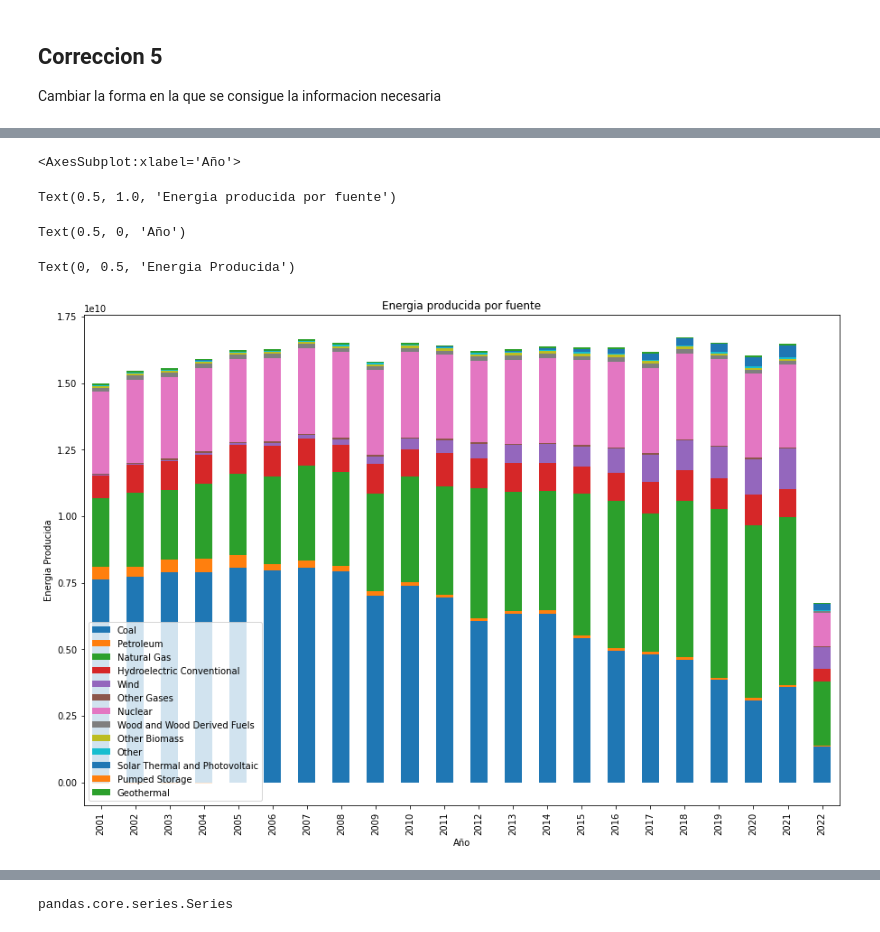
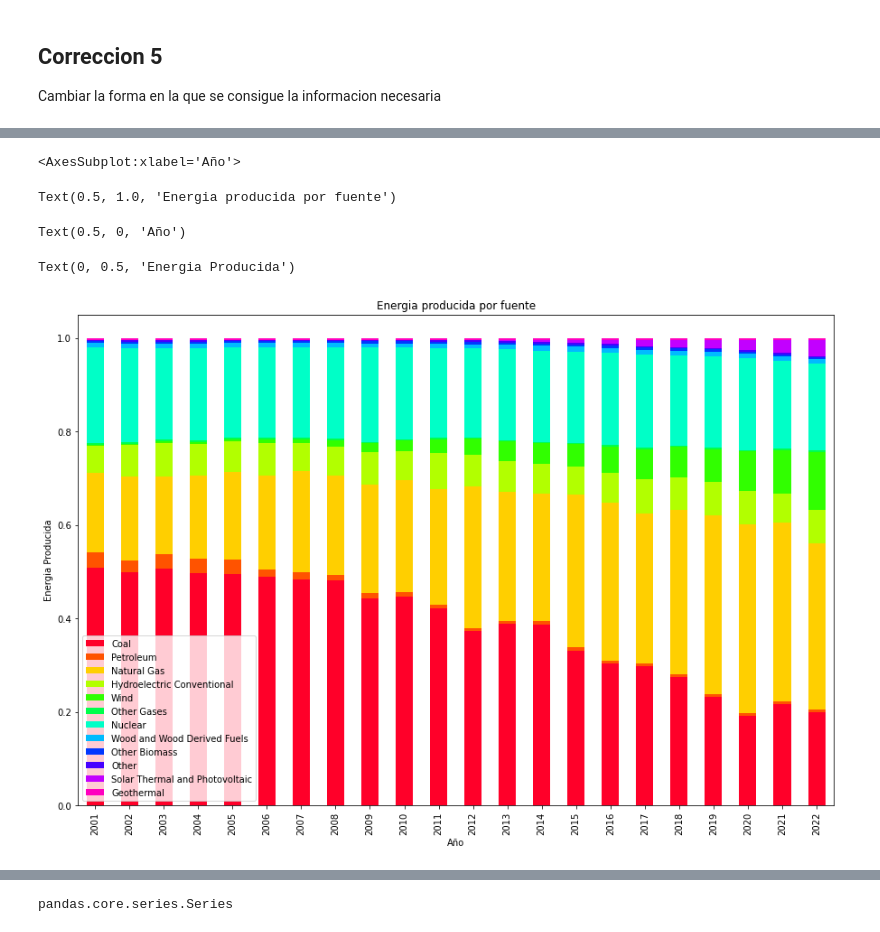
Before and after one commit to EnriqueLaguna/ProyectoAnalisisDatos, a Jupyter notebook: Codigo/graficas.ipynb, the cells around one changed output, grey strips where cells are left out. Saved outputs shown, nothing was run; the diff lists cells and outputs as text; code cells hidden in the pictures.

```diff
--- a/Codigo/graficas.ipynb
+++ b/Codigo/graficas.ipynb
@@ -77,7 +82,7 @@ energyYear2020[['GENERATION']].sum()
 energy_sources = ['Coal', 'Petroleum', 'Natural Gas', 'Hydroelectric Conventional',
        'Wind', 'Other Gases', 'Nuclear',
        'Wood and Wood Derived Fuels', 'Other Biomass', 'Other',
-       'Solar Thermal and Photovoltaic', 'Pumped Storage', 'Geothermal']
+       'Solar Thermal and Photovoltaic','Geothermal']
 
 
 years = [2001+i for i in range(22)]
@@ -218,19 +259,17 @@ something
 # %%
-# Choose columns in the order to "stack" them
-from operator import index
-
-acumulados.plot(
+acumulados_relativos.plot(
     kind="bar",
     stacked=True,
-    figsize=(15,10)
+    figsize=(15,10),
+    colormap = "gist_rainbow"
     )
 
 plt.title("Energia producida por fuente")
 plt.xlabel("Año")
 plt.ylabel("Energia Producida")
 # %% [output]
 <AxesSubplot:xlabel='Año'>
 Text(0.5, 1.0, 'Energia producida por fuente')
 Text(0.5, 0, 'Año')
 Text(0, 0.5, 'Energia Producida')
-[figure, old version]
+[figure, new version]
```
Also changed, not shown: parts of 12 cells of this notebook, 1 other file.
